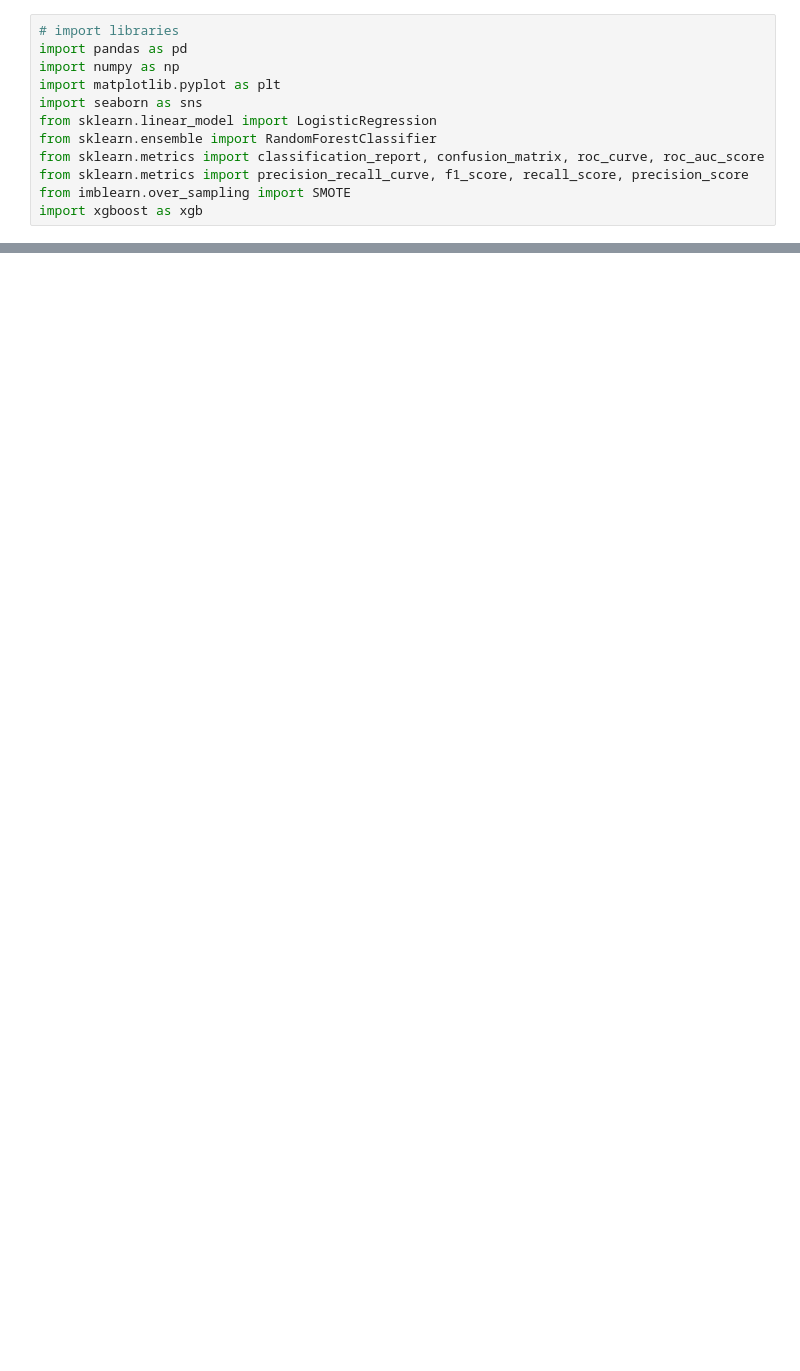
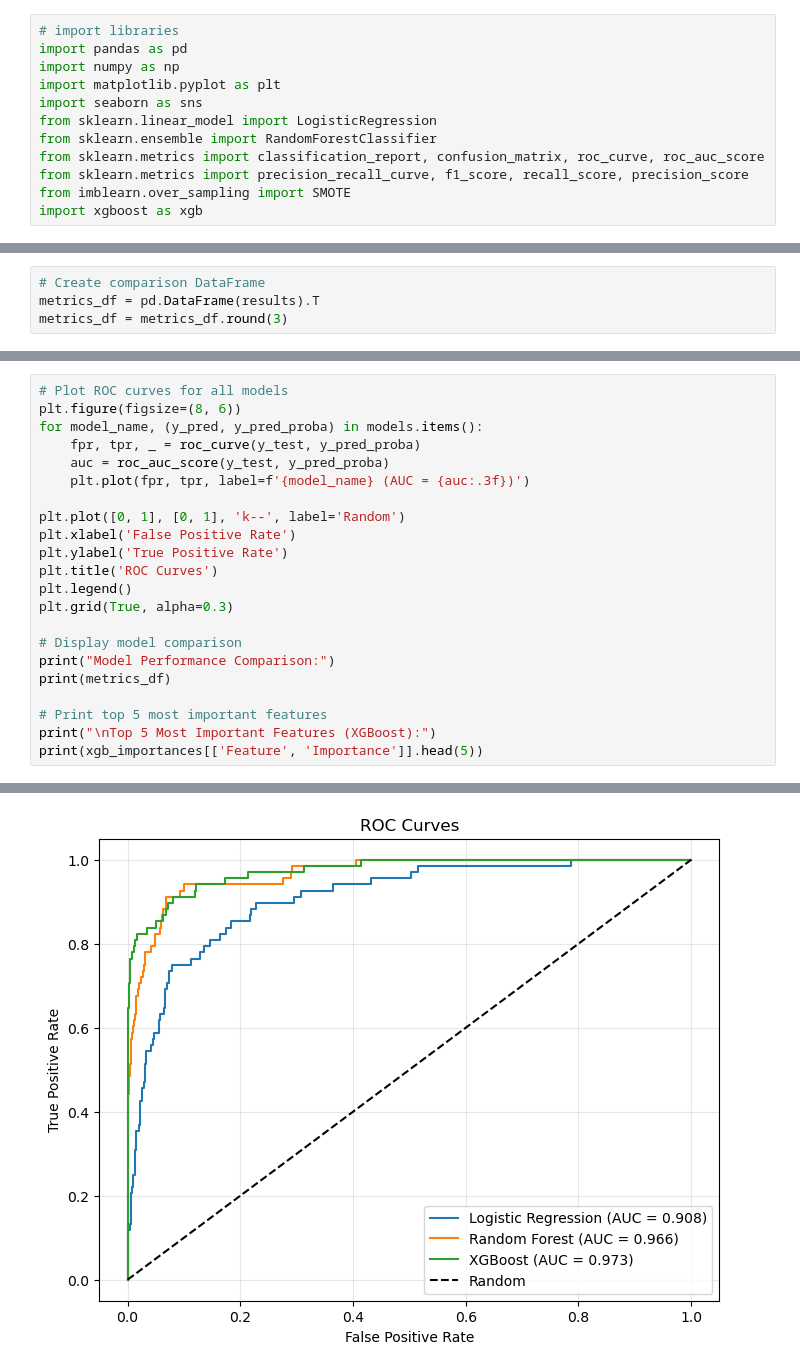
Before and after one commit to Hossein-Haghshenas/industrial-machine-fail-prediction, a Jupyter notebook: predict-maintenance.ipynb, the cells around one changed output, grey strips where cells are left out. Drawn from its saved outputs; the diff is of its cells as text; blank space fills up the shorter version.

```diff
--- a/predict-maintenance.ipynb
+++ b/predict-maintenance.ipynb
@@ -34,0 +121,4 @@ import xgboost as xgb
+# %%
+# Create comparison DataFrame
+metrics_df = pd.DataFrame(results).T
+metrics_df = metrics_df.round(3)
@@ -34,0 +147,23 @@ import xgboost as xgb
+# %%
+# Plot ROC curves for all models
+plt.figure(figsize=(8, 6))
+for model_name, (y_pred, y_pred_proba) in models.items():
+    fpr, tpr, _ = roc_curve(y_test, y_pred_proba)
+    auc = roc_auc_score(y_test, y_pred_proba)
+    plt.plot(fpr, tpr, label=f'{model_name} (AUC = {auc:.3f})')
+
+plt.plot([0, 1], [0, 1], 'k--', label='Random')
+plt.xlabel('False Positive Rate')
+plt.ylabel('True Positive Rate')
+plt.title('ROC Curves')
+plt.legend()
+plt.grid(True, alpha=0.3)
+
+# Display model comparison
+print("Model Performance Comparison:")
+print(metrics_df)
+
+# Print top 5 most important features
+print("\nTop 5 Most Important Features (XGBoost):")
+print(xgb_importances[['Feature', 'Importance']].head(5))
+# %% [output]
@@ -34,0 +183 @@ import xgboost as xgb
+[figure, added]
```
Also changed, not shown: parts of 9 cells of this notebook.
